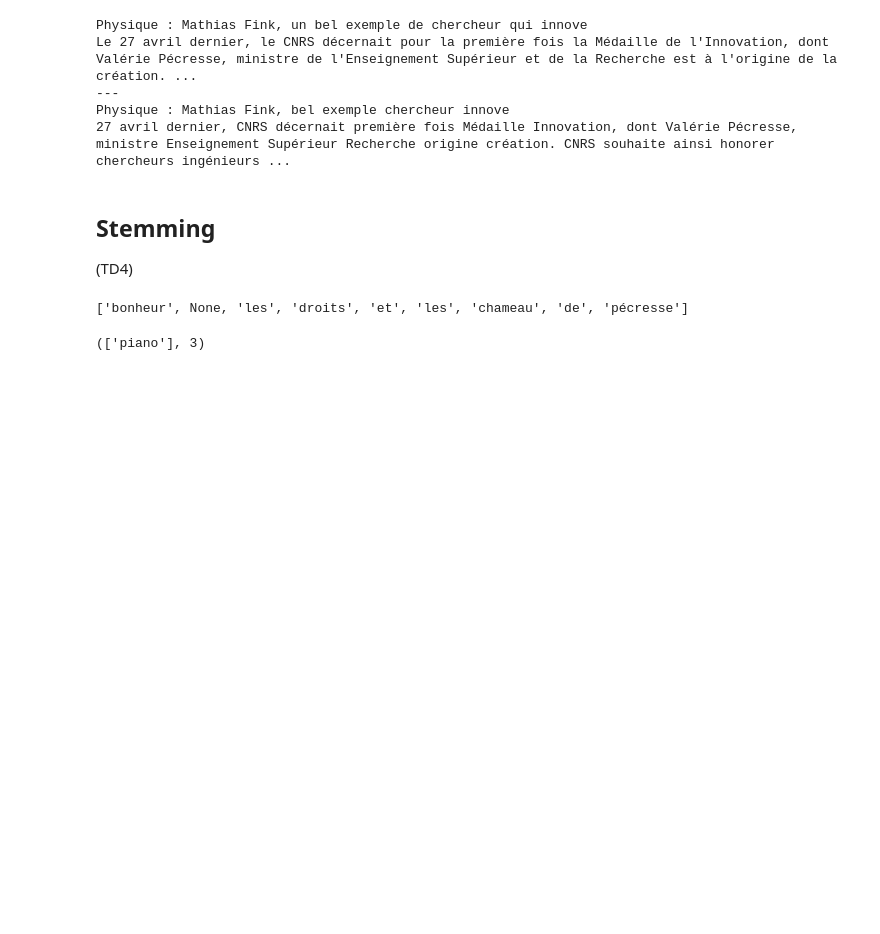
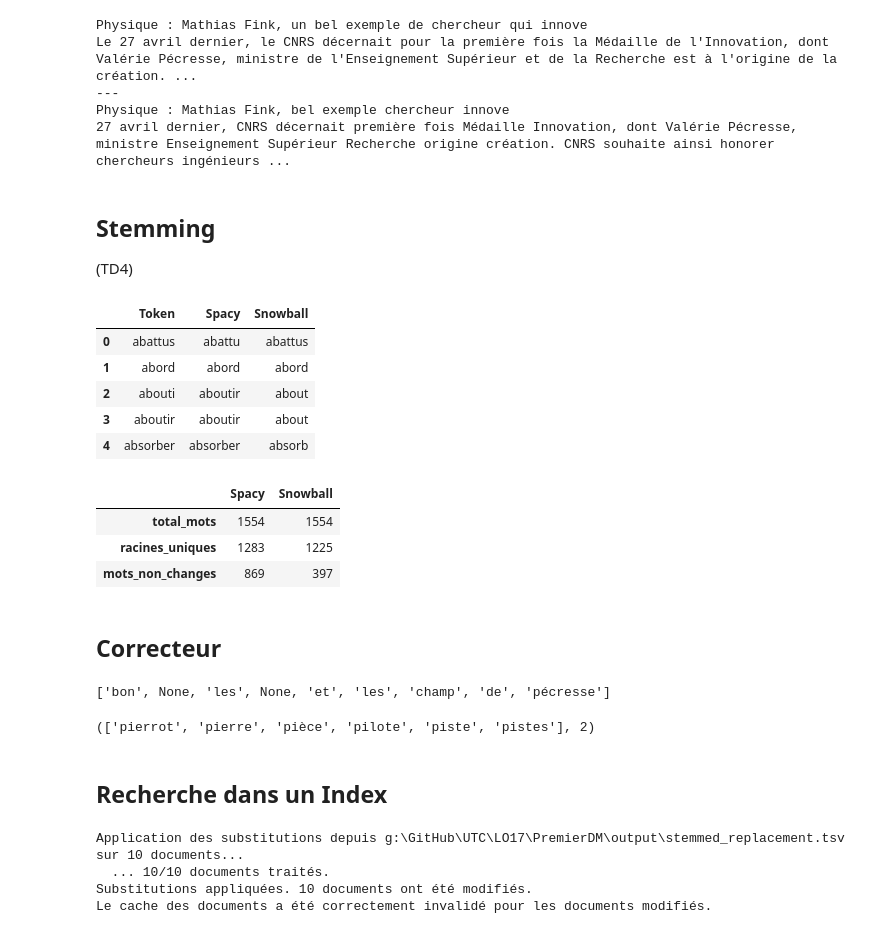
Before and after one commit to Ryustiel/LO17, a Jupyter notebook: test.ipynb, the cells around one changed output. Drawn from its saved outputs; the diff is of its cells as text; code cells hidden in the pictures; blank space fills up the shorter version.

```diff
--- a/test.ipynb
+++ b/test.ipynb
@@ -26,7 +29,7 @@ COMPARISON_OUTPUT_DIR = os.path.join(OUTPUT_FOLDER, "lemma_comparison")
 from index import BS4Parser, Corpus
 
 file_client = BS4Parser()
-documents = file_client.process_folder(DATA_FOLDER, limit=None)  # Process all files inside the folder
+documents = file_client.process_folder(DATA_FOLDER, limit=10)  # Process all files inside the folder
 Corpus(documents = documents)
 # %% [output]
 Corpus(documents=[Document(fichier='67068.htm', numero='258', date=datetime.datetime(2011, 6, 21, 0, 0), rubrique='Focus', titre='Physique : Mathias Fink, un bel exemple de chercheur qui innove', aute ...
@@ -98,20 +98,34 @@ Physique : Mathias Fink, bel exemple chercheur innove
 ## Stemming
 (TD4)
 # %%
-# snowball_stems = FILTERED_CORPUS.snowball_stems
-# spacy_stems = FILTERED_CORPUS.spacy_stems
+snowball_stems = FILTERED_CORPUS.snowball_stems
+spacy_lemmas = FILTERED_CORPUS.spacy_lemmas
 
-# pd.DataFrame({
-#     "Token": list(snowball_stems["word"]),
-#     "Spacy": list(spacy_stems["stem"]),
-#     "Snowball": list(snowball_stems["stem"]),
-# }).head()
+pd.DataFrame({
+    "Token": list(snowball_stems["word"]),
+    "Spacy": list(spacy_lemmas["stem"]),
+    "Snowball": list(snowball_stems["stem"]),
+}).head()
+# %% [output]
+|  | Token | Spacy | Snowball |
+| 0 | abattus | abattu | abattus |
+| 1 | abord | abord | abord |
+| 2 | abouti | aboutir | about |
+| 3 | aboutir | aboutir | about |
+| 4 | absorber | absorber | absorb |
 # %%
-# pd.DataFrame({
-#     "total_mots": [len(snowball_stems["stem"])] * 2,
-#     "racines_uniques": [x["stem"].nunique() for x in (spacy_stems, snowball_stems)],
-#     "mots_non_changes": [x[x["word"] == x["stem"]].shape[0] for x in (spacy_stems, snowball_stems)]
-# }, index=["Spacy", "Snowball"]).T
+pd.DataFrame({
+    "total_mots": [len(snowball_stems["stem"])] * 2,
+    "racines_uniques": [x["stem"].nunique() for x in (spacy_lemmas, snowball_stems)],
+    "mots_non_changes": [x[x["word"] == x["stem"]].shape[0] for x in (spacy_lemmas, snowball_stems)]
+}, index=["Spacy", "Snowball"]).T
+# %% [output]
+|  | Spacy | Snowball |
+| total_mots | 1554 | 1554 |
+| racines_uniques | 1283 | 1225 |
+| mots_non_changes | 869 | 397 |
+# %% [markdown]
+## Correcteur
 # %%
 from index import Correcteur
 
@@ -120,8 +134,21 @@ CORRECTEUR = Correcteur(lexique)
 
 CORRECTEUR.process_sentence("bonjour j'aime les dromadaires et les chameaux de Pécras", max_overflow=4)
 # %% [output]
-['bonheur', None, 'les', 'droits', 'et', 'les', 'chameau', 'de', 'pécresse']
+['bon', None, 'les', None, 'et', 'les', 'champ', 'de', 'pécresse']
 # %%
 CORRECTEUR.search_tree(Correcteur(lexique).prefix_tree, "piaep")
 # %% [output]
-(['piano'], 3)
+(['pierrot', 'pierre', 'pièce', 'pilote', 'piste', 'pistes'], 2)
+# %% [markdown]
+## Recherche dans un Index
+# %%
+stems = spacy_lemmas
+with open(STEMMED_REPLACEMENT, "w+", encoding="utf-8") as file:
+    file.writelines([f"{word}\t\"{stem}\n" for word, stem in zip(stems['word'], stems['stem'])])
+
+FILTERED_CORPUS.apply_substitutions(STEMMED_REPLACEMENT)
+# %% [output]
+Application des substitutions depuis g:\GitHub\UTC\LO17\PremierDM\output\stemmed_replacement.tsv sur 10 documents...
+  ... 10/10 documents traités.
+Substitutions appliquées. 10 documents ont été modifiés.
+Le cache des documents a été correctement invalidé pour les documents modifiés.
```
Also changed, not shown: parts of 5 cells of this notebook, 9 other files.
